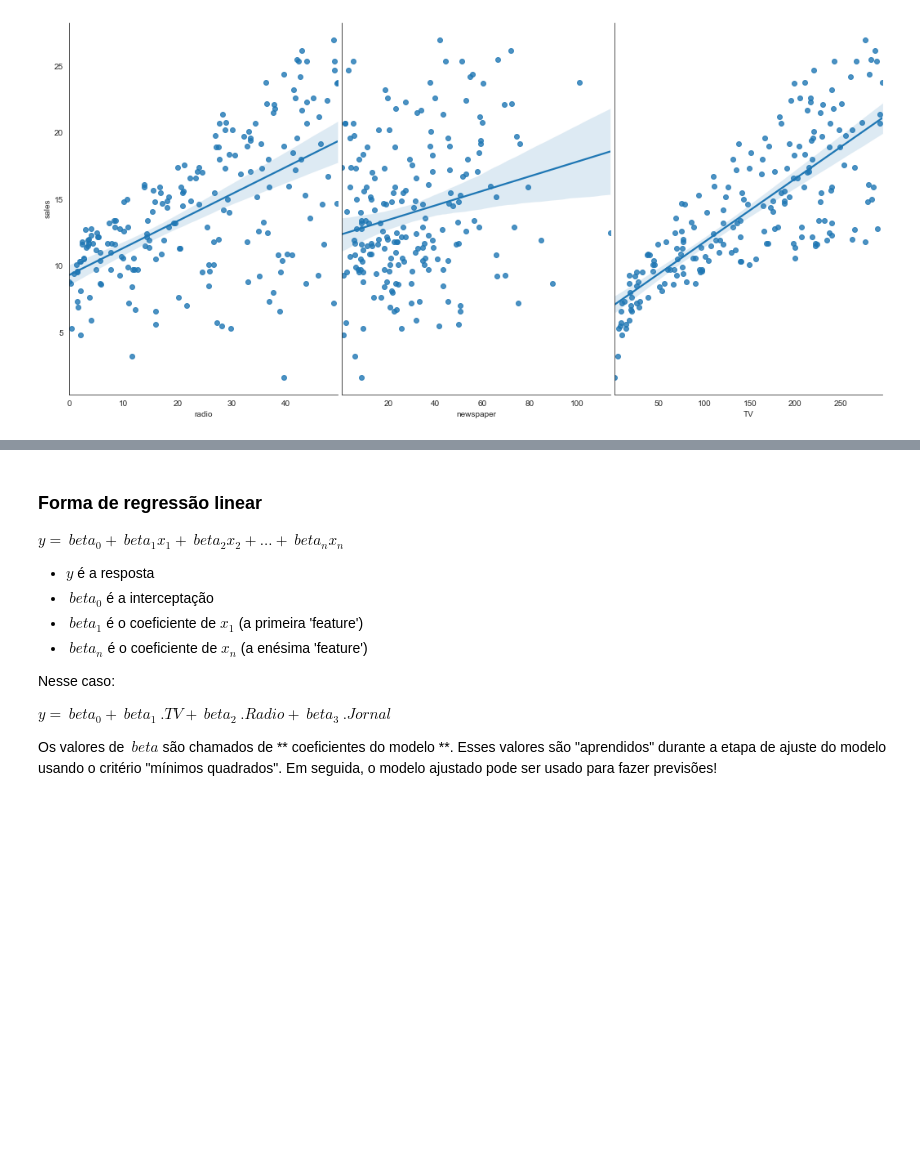
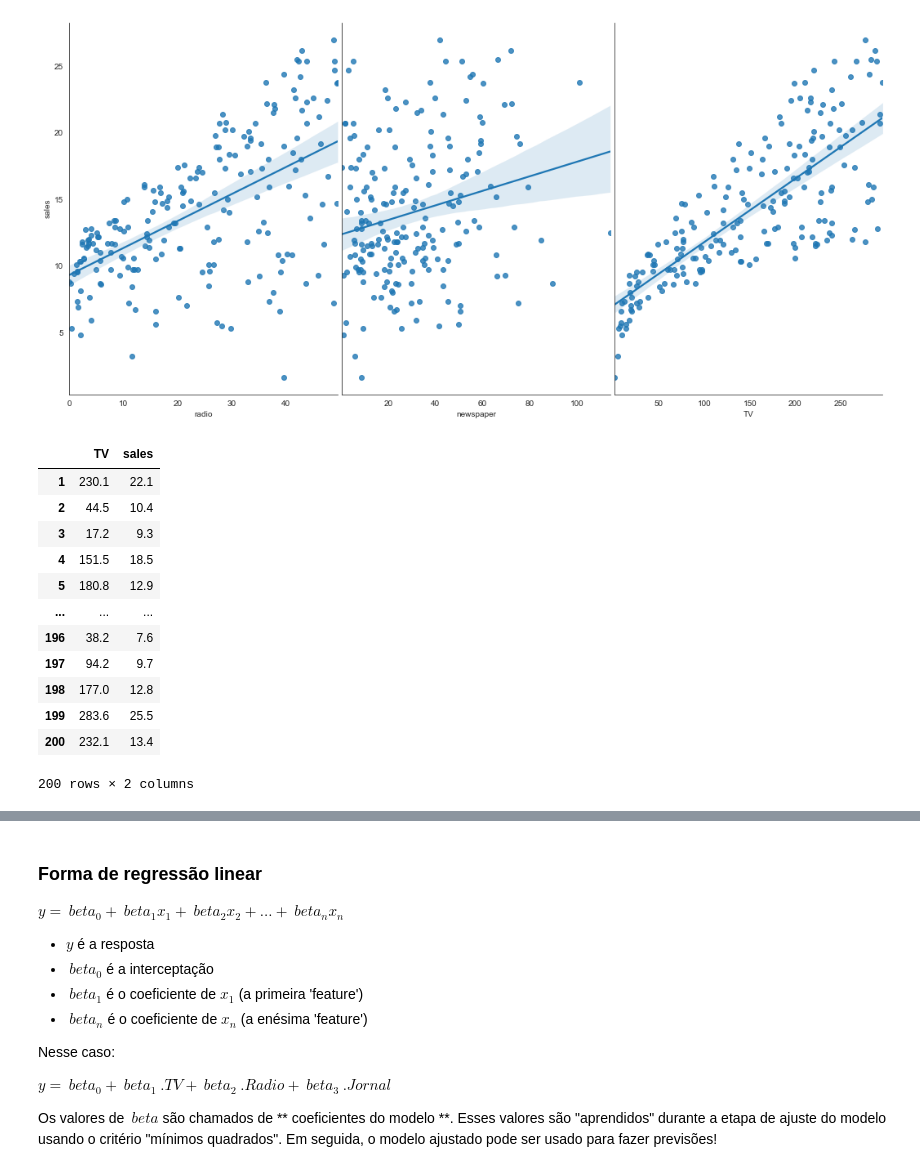
Before and after one commit to andersonmgomes/enap_bootcamp, a Jupyter notebook: 20211123-AulaTarde/exercicio_publicidade_reglinear_resolvido.ipynb, the cells around one changed output, grey strips where cells are left out. Cells and saved outputs as stored; diff of their text form; code cells hidden in the pictures; blank space fills up the shorter version.

```diff
--- a/20211123-AulaTarde/exercicio_publicidade_reglinear_resolvido.ipynb
+++ b/20211123-AulaTarde/exercicio_publicidade_reglinear_resolvido.ipynb
@@ -112,3 +112,21 @@ sns.pairplot(df, x_vars=['radio','newspaper','TV'], y_vars='sales',
              height=7, aspect=0.7, kind='reg');
 # %% [output]
 [figure]
+# %%
+#df proporção em relação ao y
+df_prop = df.drop(['radio', 'newspaper'], axis=1)
+df_prop
+# %% [output]
+|  | TV | sales |
+| 1 | 230.1 | 22.1 |
+| 2 | 44.5 | 10.4 |
+| 3 | 17.2 | 9.3 |
+| 4 | 151.5 | 18.5 |
+| 5 | 180.8 | 12.9 |
+| ... | ... | ... |
+| 196 | 38.2 | 7.6 |
+| 197 | 94.2 | 9.7 |
+| 198 | 177.0 | 12.8 |
+| 199 | 283.6 | 25.5 |
+| 200 | 232.1 | 13.4 |
+200 rows × 2 columns
```
Also changed, not shown: parts of 4 cells of this notebook, 8 other files.
